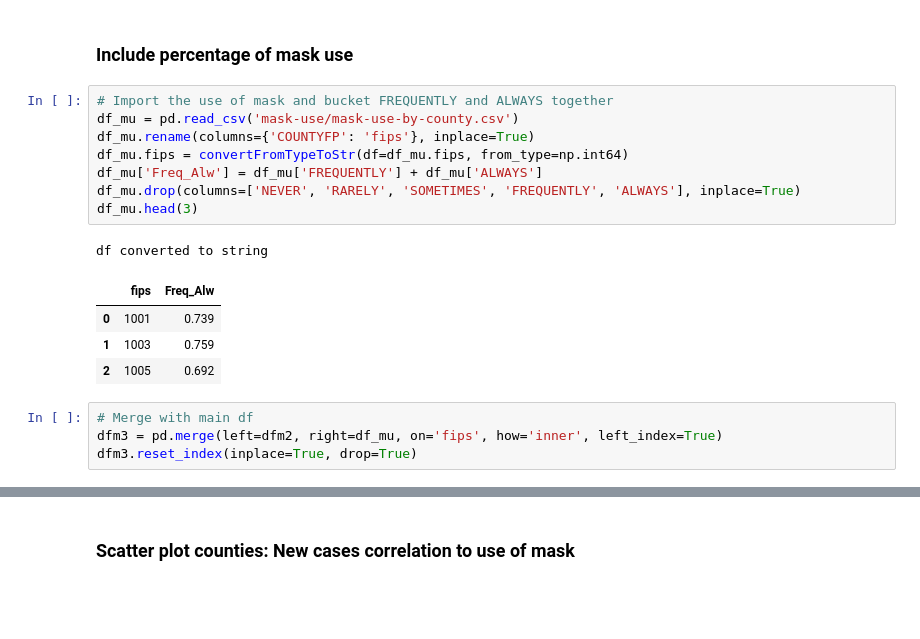
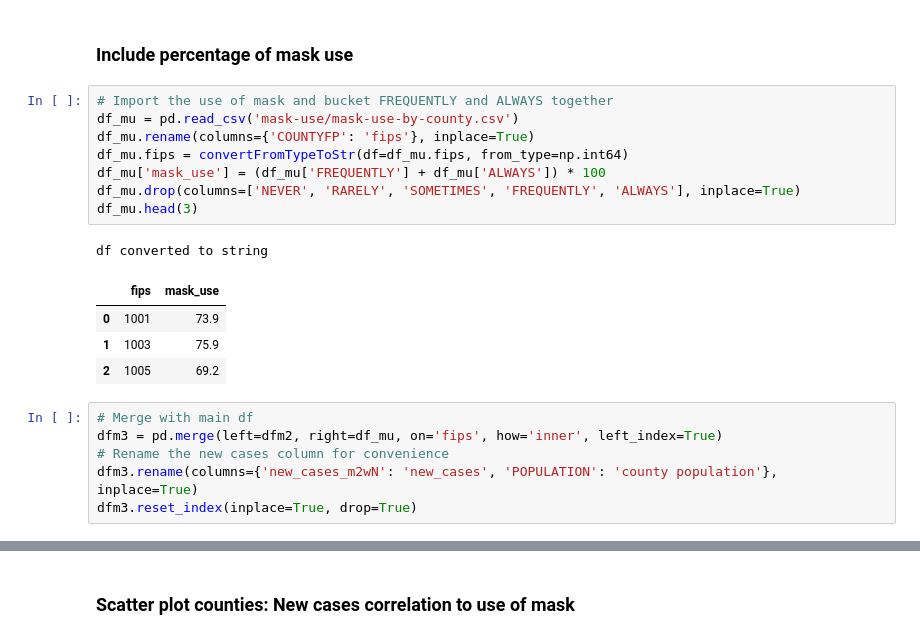
Before and after one commit to mtlberri/covid-19-data, a Jupyter notebook: covid-study.ipynb, the cells around one changed output, grey strips where cells are left out. Drawn from its saved outputs; the diff is of its cells as text; blank space fills up the shorter version.

```diff
--- a/covid-study.ipynb
+++ b/covid-study.ipynb
@@ -321,20 +322,22 @@ dfm2
 # %%
 # Import the use of mask and bucket FREQUENTLY and ALWAYS together
 df_mu = pd.read_csv('mask-use/mask-use-by-county.csv')
 df_mu.rename(columns={'COUNTYFP': 'fips'}, inplace=True)
 df_mu.fips = convertFromTypeToStr(df=df_mu.fips, from_type=np.int64)
-df_mu['Freq_Alw'] = df_mu['FREQUENTLY'] + df_mu['ALWAYS']
+df_mu['mask_use'] = (df_mu['FREQUENTLY'] + df_mu['ALWAYS']) * 100
 df_mu.drop(columns=['NEVER', 'RARELY', 'SOMETIMES', 'FREQUENTLY', 'ALWAYS'], inplace=True)
 df_mu.head(3)
 # %% [output]
 df converted to string
-|  | fips | Freq_Alw |
-| 0 | 1001 | 0.739 |
-| 1 | 1003 | 0.759 |
-| 2 | 1005 | 0.692 |
+|  | fips | mask_use |
+| 0 | 1001 | 73.9 |
+| 1 | 1003 | 75.9 |
+| 2 | 1005 | 69.2 |
 # %%
 # Merge with main df
 dfm3 = pd.merge(left=dfm2, right=df_mu, on='fips', how='inner', left_index=True)
+# Rename the new cases column for convenience
+dfm3.rename(columns={'new_cases_m2wN': 'new_cases', 'POPULATION': 'county population'}, inplace=True)
 dfm3.reset_index(inplace=True, drop=True)
 # %%
 # Complete df for mask use study
```
Also changed, not shown: parts of 17 cells of this notebook, 3 other files.
